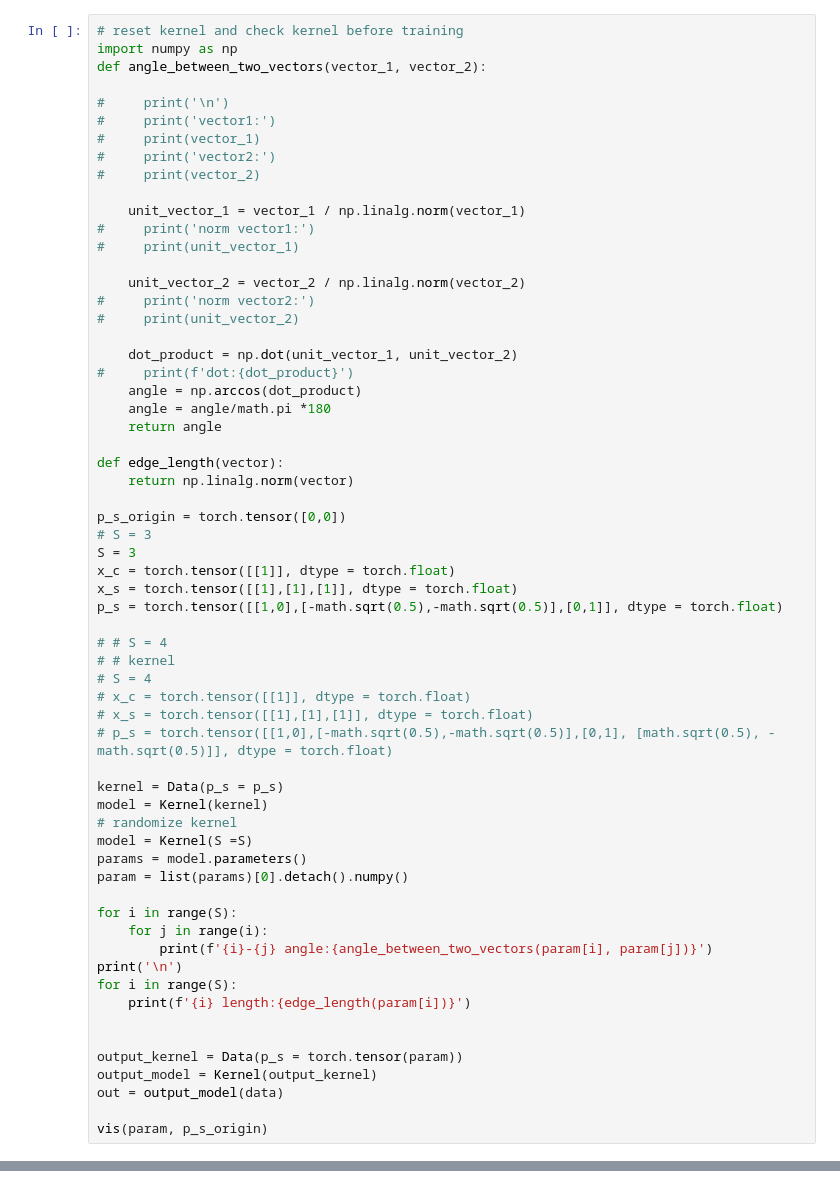
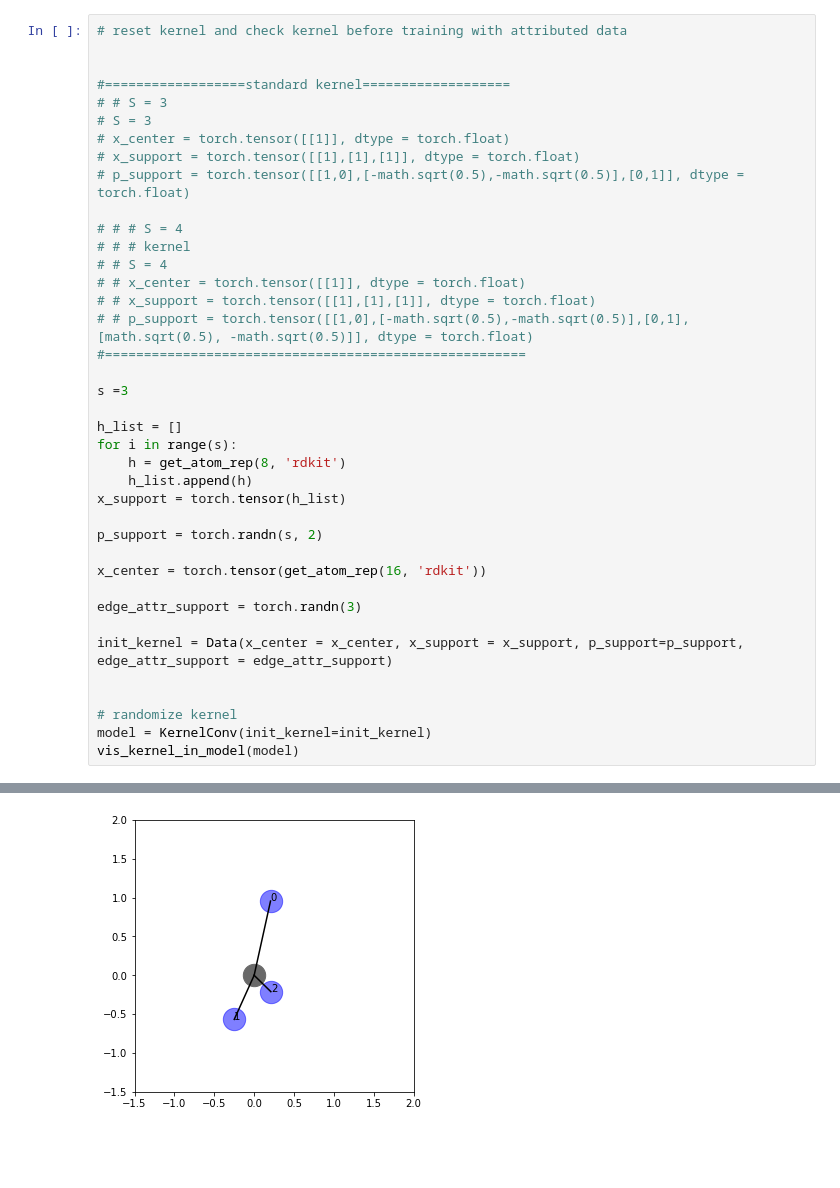
Before and after one commit to LanceKnight/Hit_Explosion, a Jupyter notebook: kernel_similarity_test.ipynb, the cells around one changed output, grey strips where cells are left out. Saved outputs shown, nothing was run; the diff lists cells and outputs as text; blank space fills up the shorter version.

Commit message:
get neighbor from center

```diff
--- a/kernel_similarity_test.ipynb
+++ b/kernel_similarity_test.ipynb
@@ -289,62 +708,40 @@ class Kernel(Module):
 # %%
-# reset kernel and check kernel before training
-import numpy as np
-def angle_between_two_vectors(vector_1, vector_2):
-
-#     print('\n')
-#     print('vector1:')
-#     print(vector_1)
-#     print('vector2:')
-#     print(vector_2)
-
-    unit_vector_1 = vector_1 / np.linalg.norm(vector_1)
-#     print('norm vector1:')
-#     print(unit_vector_1)
-
-    unit_vector_2 = vector_2 / np.linalg.norm(vector_2)
-#     print('norm vector2:')
-#     print(unit_vector_2)
-
-    dot_product = np.dot(unit_vector_1, unit_vector_2)
-#     print(f'dot:{dot_product}')
-    angle = np.arccos(dot_product)
-    angle = angle/math.pi *180
-    return angle
-
-def edge_length(vector):
-    return np.linalg.norm(vector)
-
-p_s_origin = torch.tensor([0,0])
-# S = 3
-S = 3
-x_c = torch.tensor([[1]], dtype = torch.float)
-x_s = torch.tensor([[1],[1],[1]], dtype = torch.float)
-p_s = torch.tensor([[1,0],[-math.sqrt(0.5),-math.sqrt(0.5)],[0,1]], dtype = torch.float)
-
-# # S = 4
-# # kernel
-# S = 4
-# x_c = torch.tensor([[1]], dtype = torch.float)
-# x_s = torch.tensor([[1],[1],[1]], dtype = torch.float)
-# p_s = torch.tensor([[1,0],[-math.sqrt(0.5),-math.sqrt(0.5)],[0,1], [math.sqrt(0.5), -math.sqrt(0.5)]], dtype = torch.float)
-
-kernel = Data(p_s = p_s)
-model = Kernel(kernel)
-# randomize kernel
-model = Kernel(S =S)
-params = model.parameters()
-param = list(params)[0].detach().numpy()
-
-for i in range(S):
-    for j in range(i):
-        print(f'{i}-{j} angle:{angle_between_two_vectors(param[i], param[j])}')
-print('\n')
-for i in range(S):
-    print(f'{i} length:{edge_length(param[i])}')
+# reset kernel and check kernel before training with attributed data
 
 
-output_kernel = Data(p_s = torch.tensor(param))
-output_model = Kernel(output_kernel)
-out = output_model(data)
+#==================standard kernel===================
+# # S = 3
+# S = 3
+# x_center = torch.tensor([[1]], dtype = torch.float)
+# x_support = torch.tensor([[1],[1],[1]], dtype = torch.float)
+# p_support = torch.tensor([[1,0],[-math.sqrt(0.5),-math.sqrt(0.5)],[0,1]], dtype = torch.float)
 
-vis(param, p_s_origin)
+# # # S = 4
+# # # kernel
+# # S = 4
+# # x_center = torch.tensor([[1]], dtype = torch.float)
+# # x_support = torch.tensor([[1],[1],[1]], dtype = torch.float)
+# # p_support = torch.tensor([[1,0],[-math.sqrt(0.5),-math.sqrt(0.5)],[0,1], [math.sqrt(0.5), -math.sqrt(0.5)]], dtype = torch.float)
+#======================================================
+
+s =3
+
+h_list = []
+for i in range(s):
+    h = get_atom_rep(8, 'rdkit')
+    h_list.append(h)
+x_support = torch.tensor(h_list)
+
+p_support = torch.randn(s, 2)
+
+x_center = torch.tensor(get_atom_rep(16, 'rdkit'))
+
+edge_attr_support = torch.randn(3)
+
+init_kernel = Data(x_center = x_center, x_support = x_support, p_support=p_support, edge_attr_support = edge_attr_support)
+
+
+# randomize kernel
+model = KernelConv(init_kernel=init_kernel)
+vis_kernel_in_model(model)
+# %% [output]
@@ -350,0 +765 @@ vis(param, p_s_origin)
+[figure, added]
```
Also changed, not shown: parts of 19 cells of this notebook.
